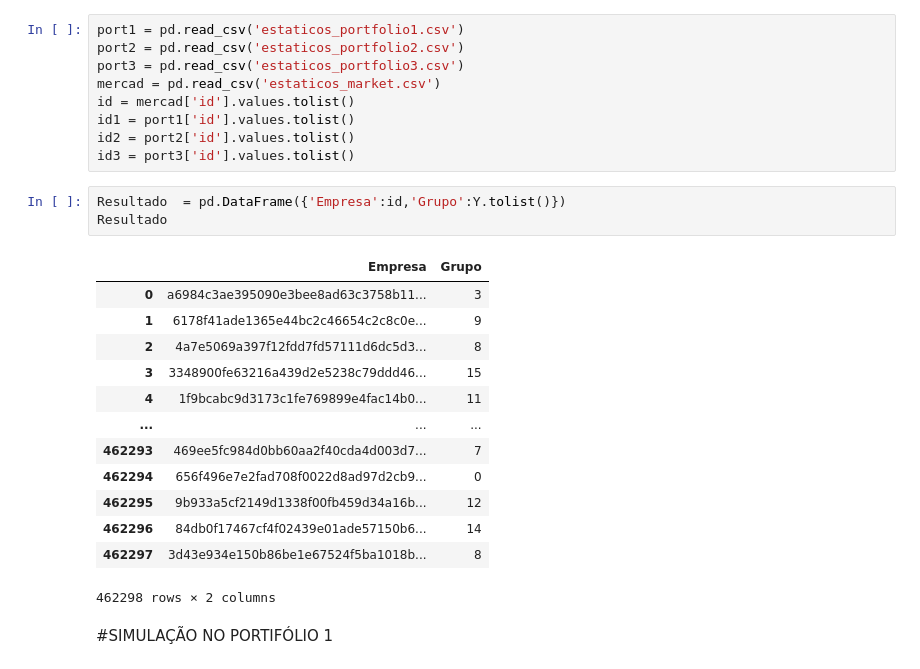
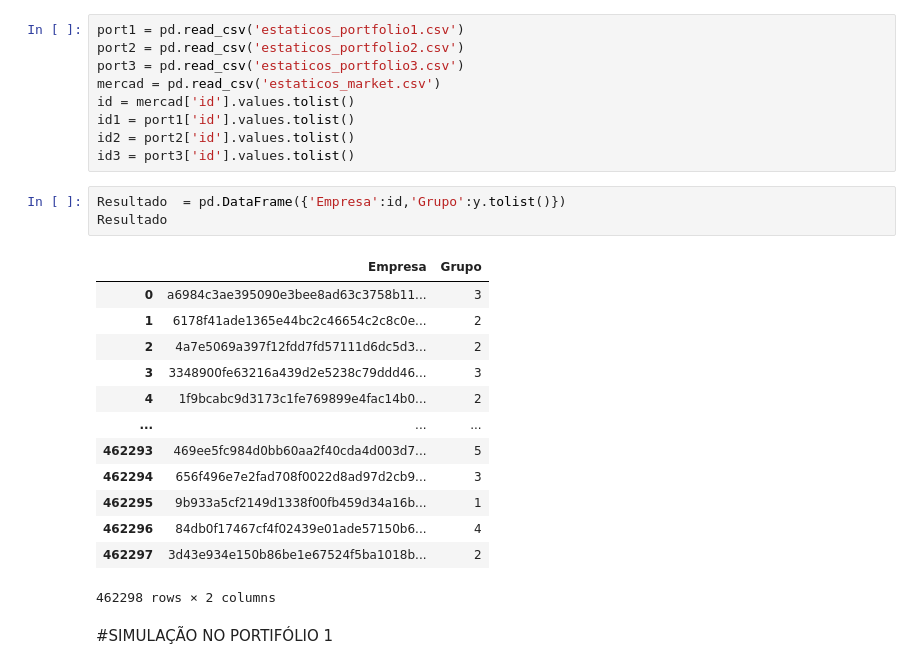
Before and after one commit to Honmaru0/Codenation-Aceleradev-2020---DataScience, a Jupyter notebook: CODENATION_SISTEMA_DE_RECOMENDAÇÃO_EXPERIMENTOS.ipynb, the cells around one changed output. Cells and saved outputs as stored; diff of their text form.

```diff
--- a/CODENATION_SISTEMA_DE_RECOMENDAÇÃO_EXPERIMENTOS.ipynb
+++ b/CODENATION_SISTEMA_DE_RECOMENDAÇÃO_EXPERIMENTOS.ipynb
@@ -66,21 +66,21 @@ id1 = port1['id'].values.tolist()
 id2 = port2['id'].values.tolist()
 id3 = port3['id'].values.tolist()
 # %%
-Resultado  = pd.DataFrame({'Empresa':id,'Grupo':Y.tolist()})
+Resultado  = pd.DataFrame({'Empresa':id,'Grupo':y.tolist()})
 Resultado
 # %% [output]
 |  | Empresa | Grupo |
 | 0 | a6984c3ae395090e3bee8ad63c3758b11... | 3 |
-| 1 | 6178f41ade1365e44bc2c46654c2c8c0e... | 9 |
-| 2 | 4a7e5069a397f12fdd7fd57111d6dc5d3... | 8 |
-| 3 | 3348900fe63216a439d2e5238c79ddd46... | 15 |
-| 4 | 1f9bcabc9d3173c1fe769899e4fac14b0... | 11 |
+| 1 | 6178f41ade1365e44bc2c46654c2c8c0e... | 2 |
+| 2 | 4a7e5069a397f12fdd7fd57111d6dc5d3... | 2 |
+| 3 | 3348900fe63216a439d2e5238c79ddd46... | 3 |
+| 4 | 1f9bcabc9d3173c1fe769899e4fac14b0... | 2 |
 | ... | ... | ... |
-| 462293 | 469ee5fc984d0bb60aa2f40cda4d003d7... | 7 |
-| 462294 | 656f496e7e2fad708f0022d8ad97d2cb9... | 0 |
-| 462295 | 9b933a5cf2149d1338f00fb459d34a16b... | 12 |
-| 462296 | 84db0f17467cf4f02439e01ade57150b6... | 14 |
-| 462297 | 3d43e934e150b86be1e67524f5ba1018b... | 8 |
+| 462293 | 469ee5fc984d0bb60aa2f40cda4d003d7... | 5 |
+| 462294 | 656f496e7e2fad708f0022d8ad97d2cb9... | 3 |
+| 462295 | 9b933a5cf2149d1338f00fb459d34a16b... | 1 |
+| 462296 | 84db0f17467cf4f02439e01ade57150b6... | 4 |
+| 462297 | 3d43e934e150b86be1e67524f5ba1018b... | 2 |
 462298 rows × 2 columns
 # %% [markdown]
 #SIMULAÇÃO NO PORTIFÓLIO 1
```
Also changed, not shown: parts of 1 cell of this notebook.
